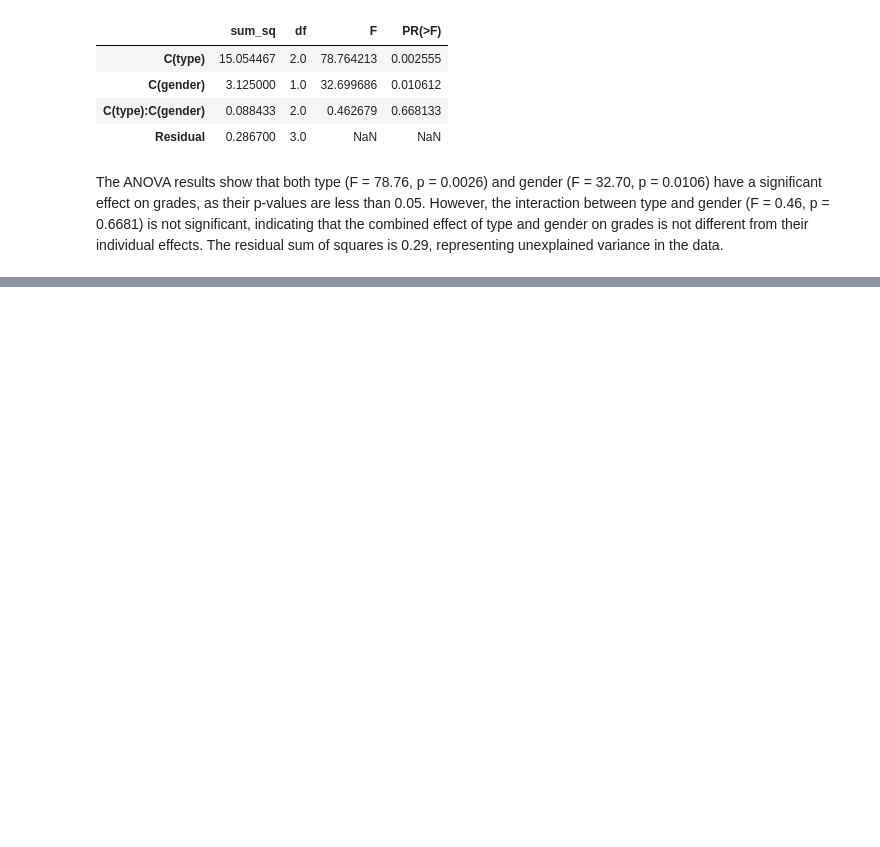
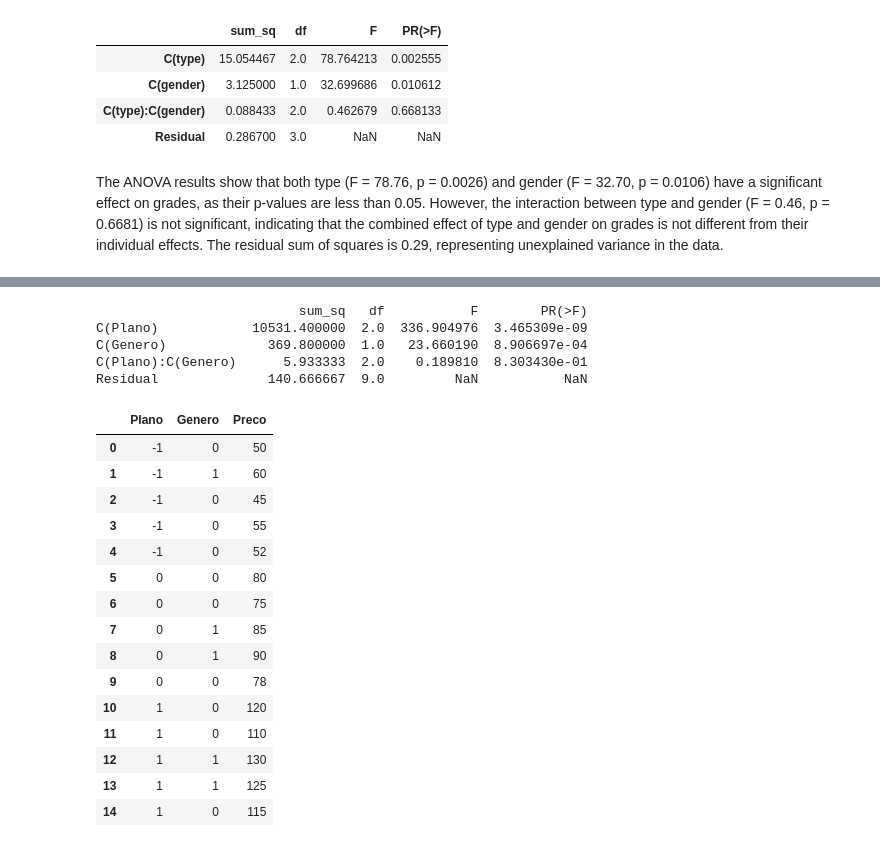
Before and after one commit to lcbjrrr/quantai, a Jupyter notebook: E5_Py_Stat_ANOVA.ipynb, the cells around one changed output, grey strips where cells are left out. Saved outputs shown, nothing was run; the diff lists cells and outputs as text; code cells hidden in the pictures; blank space fills up the shorter version.

```diff
--- a/E5_Py_Stat_ANOVA.ipynb
+++ b/E5_Py_Stat_ANOVA.ipynb
@@ -84,0 +224,37 @@ The ANOVA results show that both type (F = 78.76, p = 0.0026) and gender (F = 32
+# %%
+import pandas as pd
+import statsmodels.api as sm
+
+data = {'Plano': [-1,-1,-1,-1,-1,0,0,0,0,0,1,1,1,1,1],
+        'Genero': [0,1,0,0,0,0,0,1,1,0,0,0,1,1,0],
+        'Preco': [50, 60, 45, 55, 52, 80, 75, 85, 90, 78, 120, 110, 130, 125, 115]}
+df = pd.DataFrame(data)
+
+model = ols('Preco ~ C(Plano) * C(Genero)', data=df).fit()
+anova_table = anova_lm(model, typ=2)
+print(anova_table)
+# %% [output]
+                          sum_sq   df           F        PR(>F)
+C(Plano)            10531.400000  2.0  336.904976  3.465309e-09
+C(Genero)             369.800000  1.0   23.660190  8.906697e-04
+C(Plano):C(Genero)      5.933333  2.0    0.189810  8.303430e-01
+Residual              140.666667  9.0         NaN           NaN
+# %%
+df
+# %% [output]
+|  | Plano | Genero | Preco |
+| 0 | -1 | 0 | 50 |
+| 1 | -1 | 1 | 60 |
+| 2 | -1 | 0 | 45 |
+| 3 | -1 | 0 | 55 |
+| 4 | -1 | 0 | 52 |
+| 5 | 0 | 0 | 80 |
+| 6 | 0 | 0 | 75 |
+| 7 | 0 | 1 | 85 |
+| 8 | 0 | 1 | 90 |
+| 9 | 0 | 0 | 78 |
+| 10 | 1 | 0 | 120 |
+| 11 | 1 | 0 | 110 |
+| 12 | 1 | 1 | 130 |
+| 13 | 1 | 1 | 125 |
+| 14 | 1 | 0 | 115 |
```
Also changed, not shown: parts of 10 cells of this notebook.
